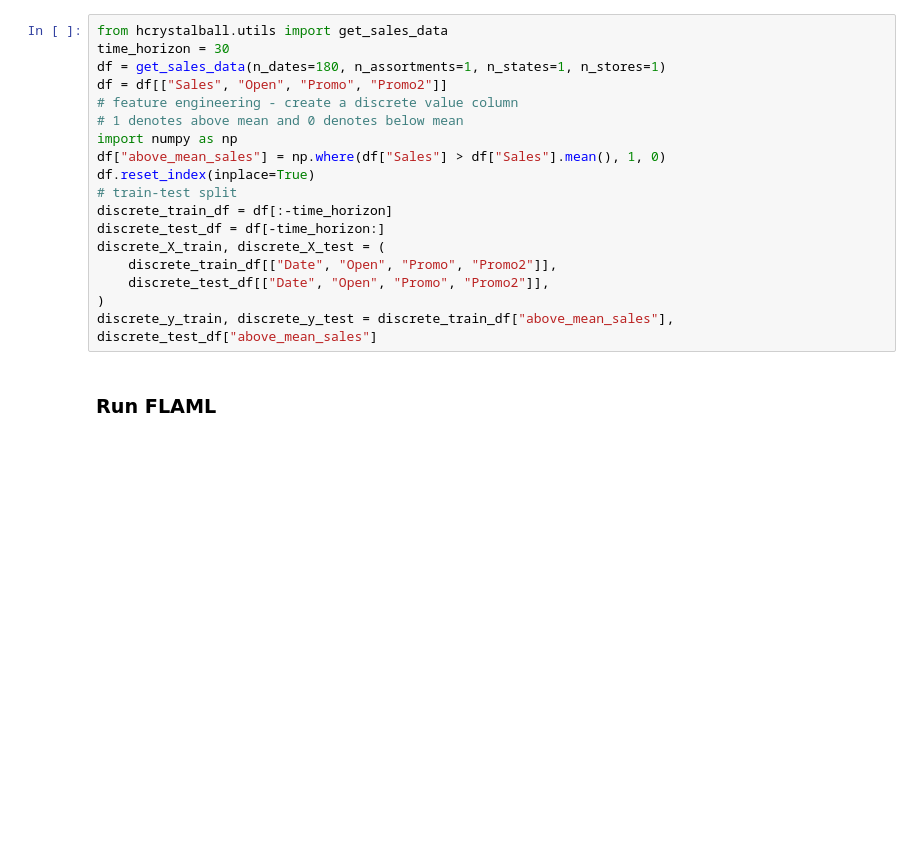
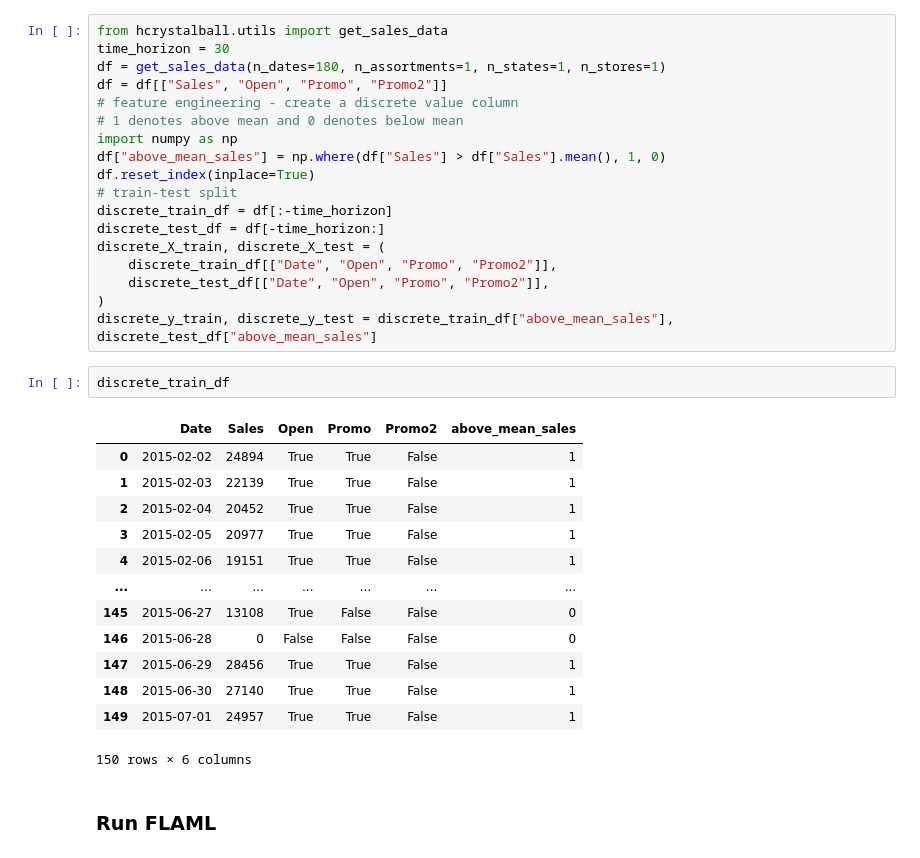
Before and after one commit to shreyas36/FLAML, a Jupyter notebook: notebook/automl_time_series_forecast.ipynb, the cells around one changed output. Drawn from its saved outputs; the diff is of its cells as text; blank space fills up the shorter version.

```diff
--- a/notebook/automl_time_series_forecast.ipynb
+++ b/notebook/automl_time_series_forecast.ipynb
@@ -401,6 +372,22 @@ discrete_X_train, discrete_X_test = (
     discrete_test_df[["Date", "Open", "Promo", "Promo2"]],
 )
 discrete_y_train, discrete_y_test = discrete_train_df["above_mean_sales"], discrete_test_df["above_mean_sales"]
+# %%
+discrete_train_df
+# %% [output]
+|  | Date | Sales | Open | Promo | Promo2 | above_mean_sales |
+| 0 | 2015-02-02 | 24894 | True | True | False | 1 |
+| 1 | 2015-02-03 | 22139 | True | True | False | 1 |
+| 2 | 2015-02-04 | 20452 | True | True | False | 1 |
+| 3 | 2015-02-05 | 20977 | True | True | False | 1 |
+| 4 | 2015-02-06 | 19151 | True | True | False | 1 |
+| ... | ... | ... | ... | ... | ... | ... |
+| 145 | 2015-06-27 | 13108 | True | False | False | 0 |
+| 146 | 2015-06-28 | 0 | False | False | False | 0 |
+| 147 | 2015-06-29 | 28456 | True | True | False | 1 |
+| 148 | 2015-06-30 | 27140 | True | True | False | 1 |
+| 149 | 2015-07-01 | 24957 | True | True | False | 1 |
+150 rows × 6 columns
 # %% [markdown]
 ### Run FLAML
 # %%
```
Also changed, not shown: parts of 30 cells of this notebook.
